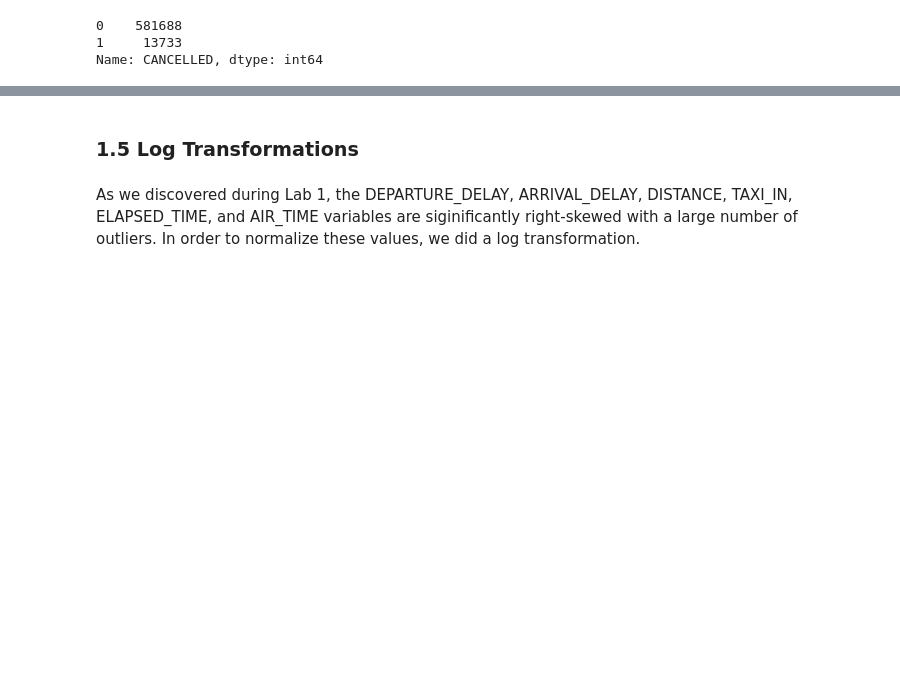
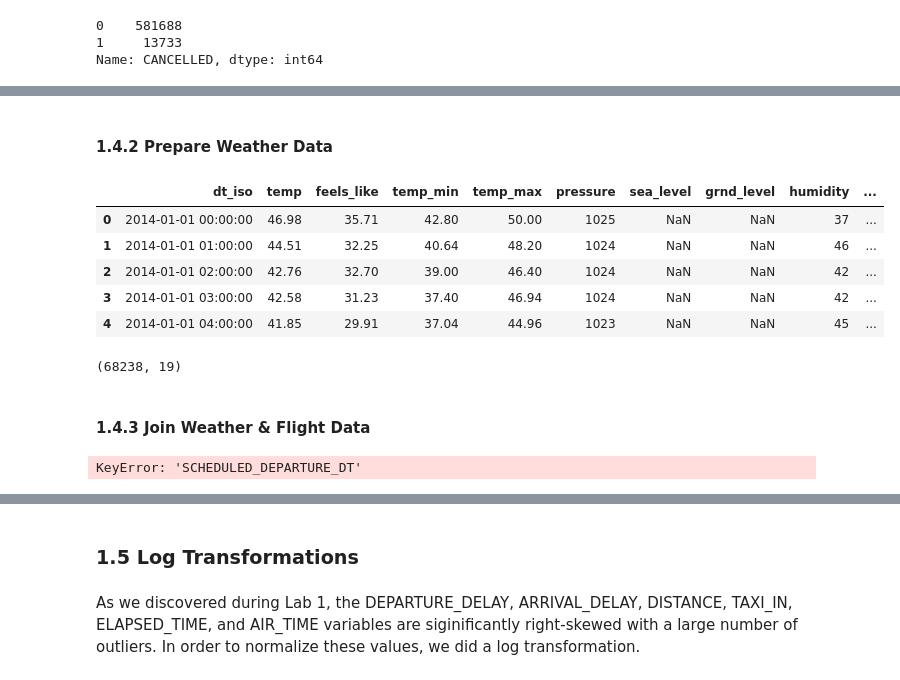
Before and after one commit to mattfarrow1/7331-machine-learning-1, a Jupyter notebook: Labs/Lab2_Group4_Matt.ipynb, the cells around one changed output, grey strips where cells are left out. Drawn from its saved outputs; the diff is of its cells as text; code cells hidden in the pictures; blank space fills up the shorter version.

Commit message:
Update code with correctly formated datetime

```diff
--- a/Labs/Lab2_Group4_Matt.ipynb
+++ b/Labs/Lab2_Group4_Matt.ipynb
@@ -405,0 +443,21 @@ df_weather.shape
+# %% [markdown]
+#### 1.4.2 Prepare Weather Data
+# %%
+# Format dt_iso to match the SCHEDULED_DEPARTURE_DT and SCHEDULED_ARRIVAL_DT columns
+df_weather['dt_iso'] = pd.to_datetime(df_weather['dt_iso'].str[:19])
+
+# Weather columns to drop
+weather_drop = ['dt', 'timezone', 'city_name', 'lat', 'lon', 'weather_icon']
+
+# Drop dt column
+df_weather = df_weather.drop(columns = weather_drop)
+
+# Look at the data
+df_weather.head()
+# %% [output]
+|  | dt_iso | temp | feels_like | temp_min | temp_max | pressure | sea_level | grnd_level | humidity | ... |
+| 0 | 2014-01-01 00:00:00 | 46.98 | 35.71 | 42.80 | 50.00 | 1025 | NaN | NaN | 37 | ... |
+| 1 | 2014-01-01 01:00:00 | 44.51 | 32.25 | 40.64 | 48.20 | 1024 | NaN | NaN | 46 | ... |
+| 2 | 2014-01-01 02:00:00 | 42.76 | 32.70 | 39.00 | 46.40 | 1024 | NaN | NaN | 42 | ... |
+| 3 | 2014-01-01 03:00:00 | 42.58 | 31.23 | 37.40 | 46.94 | 1024 | NaN | NaN | 42 | ... |
+| 4 | 2014-01-01 04:00:00 | 41.85 | 29.91 | 37.04 | 44.96 | 1023 | NaN | NaN | 45 | ... |
@@ -405,0 +467,17 @@ df_weather.shape
+# %%
+df_weather.shape
+# %% [output]
+(68238, 19)
+# %% [markdown]
+#### 1.4.3 Join Weather & Flight Data
+# %%
+# Join cases where origin airport is correct
+# https://pandas.pydata.org/pandas-docs/version/0.19.0/generated/pandas.merge_asof.html
+df_weather.rename(columns = {'ds_iso':'SCHEDULED_DEPARTURE_DT'}, inplace = True)
+
+pd.merge_asof(df,
+              df_weather,
+              on='SCHEDULED_DEPARTURE_DT',
+              tolerance=pd.Timedelta('1h'))
+# %% [output]
+KeyError: 'SCHEDULED_DEPARTURE_DT'
```
Also changed, not shown: parts of 42 cells of this notebook.
